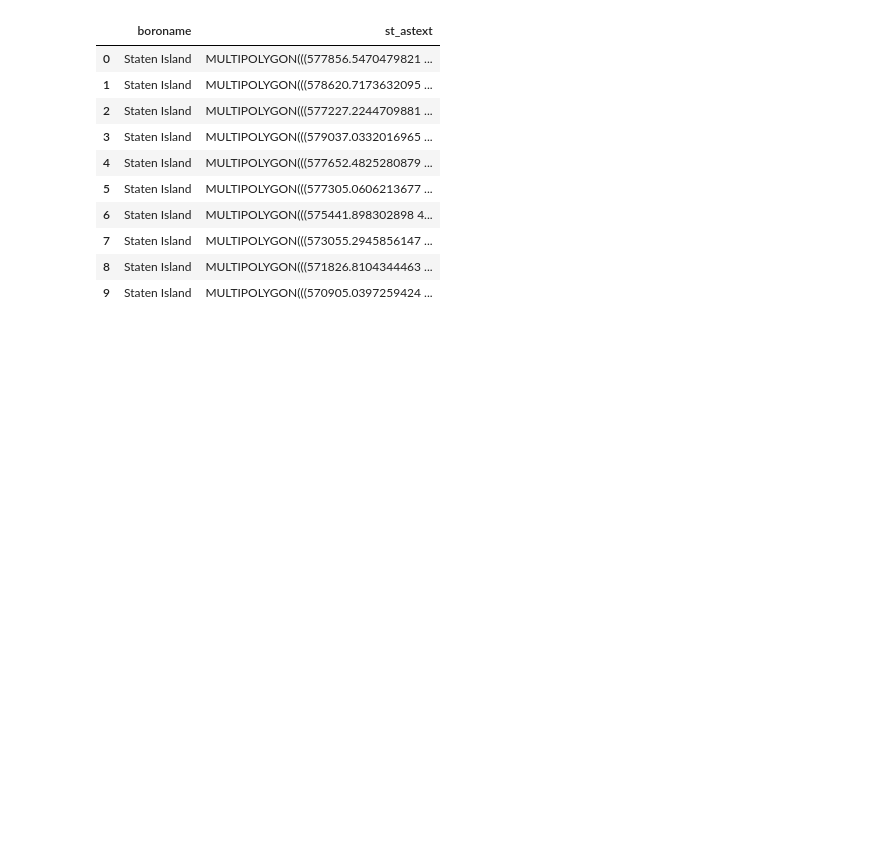
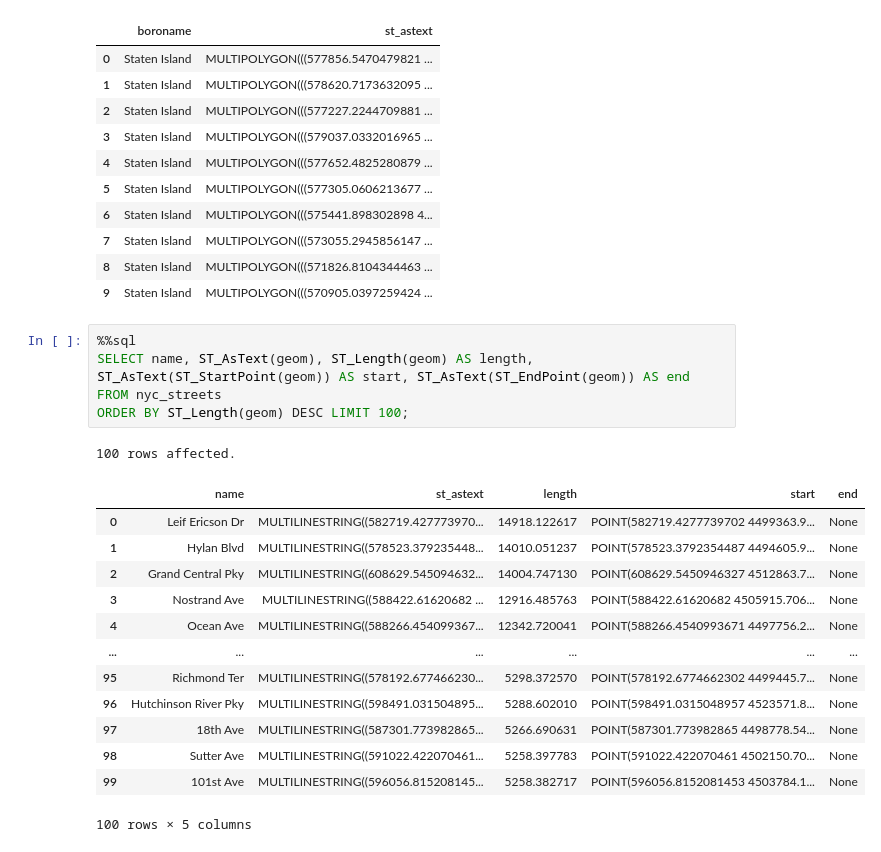
Before and after one commit to Vikash-exe/SQL, a Jupyter notebook: PostgreSQL.ipynb, the cells around one changed output. Cells and saved outputs as stored; diff of their text form; blank space fills up the shorter version.

```diff
--- a/PostgreSQL.ipynb
+++ b/PostgreSQL.ipynb
@@ -241,3 +243,23 @@ SELECT boroname, ST_AsText(geom) FROM nyc_census_blocks LIMIT 10;
 | 7 | Staten Island | MULTIPOLYGON(((573055.2945856147 ... |
 | 8 | Staten Island | MULTIPOLYGON(((571826.8104344463 ... |
 | 9 | Staten Island | MULTIPOLYGON(((570905.0397259424 ... |
+# %%
+%%sql
+SELECT name, ST_AsText(geom), ST_Length(geom) AS length, ST_AsText(ST_StartPoint(geom)) AS start, ST_AsText(ST_EndPoint(geom)) AS end
+FROM nyc_streets
+ORDER BY ST_Length(geom) DESC LIMIT 100;
+# %% [output]
+100 rows affected.
+|  | name | st_astext | length | start | end |
+| 0 | Leif Ericson Dr | MULTILINESTRING((582719.427773970... | 14918.122617 | POINT(582719.4277739702 4499363.9... | None |
+| 1 | Hylan Blvd | MULTILINESTRING((578523.379235448... | 14010.051237 | POINT(578523.3792354487 4494605.9... | None |
+| 2 | Grand Central Pky | MULTILINESTRING((608629.545094632... | 14004.747130 | POINT(608629.5450946327 4512863.7... | None |
+| 3 | Nostrand Ave | MULTILINESTRING((588422.61620682 ... | 12916.485763 | POINT(588422.61620682 4505915.706... | None |
+| 4 | Ocean Ave | MULTILINESTRING((588266.454099367... | 12342.720041 | POINT(588266.4540993671 4497756.2... | None |
+| ... | ... | ... | ... | ... | ... |
+| 95 | Richmond Ter | MULTILINESTRING((578192.677466230... | 5298.372570 | POINT(578192.6774662302 4499445.7... | None |
+| 96 | Hutchinson River Pky | MULTILINESTRING((598491.031504895... | 5288.602010 | POINT(598491.0315048957 4523571.8... | None |
+| 97 | 18th Ave | MULTILINESTRING((587301.773982865... | 5266.690631 | POINT(587301.773982865 4498778.54... | None |
+| 98 | Sutter Ave | MULTILINESTRING((591022.422070461... | 5258.397783 | POINT(591022.422070461 4502150.70... | None |
+| 99 | 101st Ave | MULTILINESTRING((596056.815208145... | 5258.382717 | POINT(596056.8152081453 4503784.1... | None |
+100 rows × 5 columns
```
Also changed, not shown: parts of 7 cells of this notebook.
